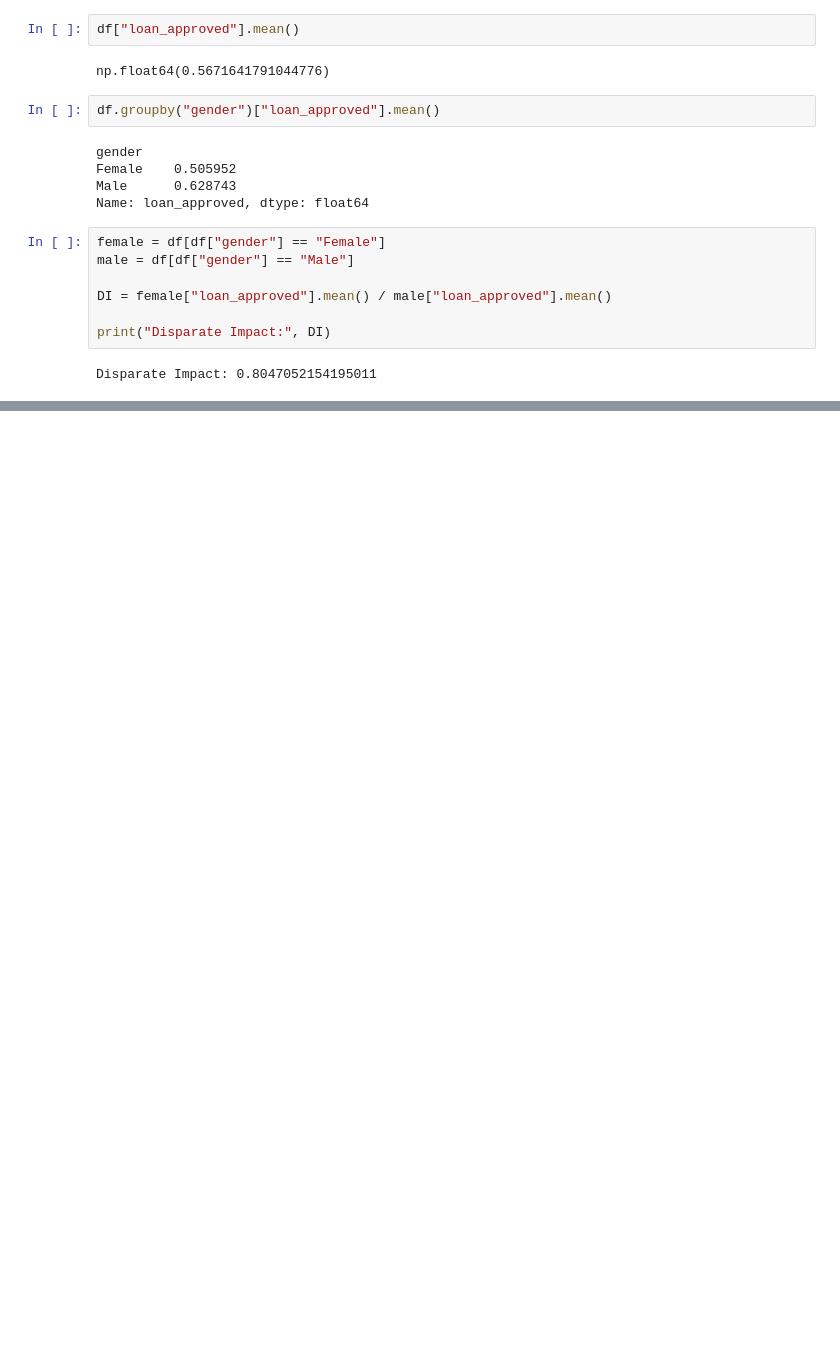
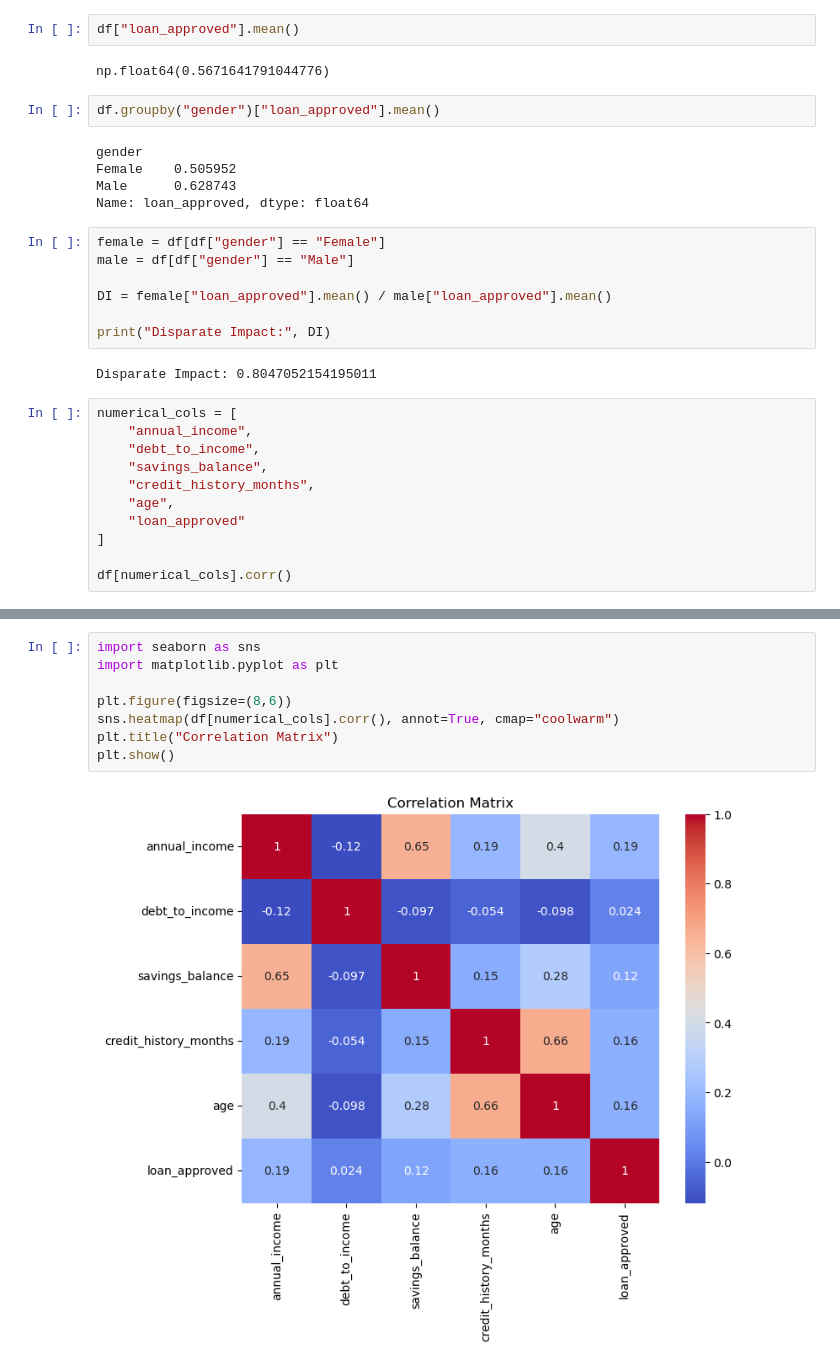
Before and after one commit to JonasKnosp/dego-project-team11-TXC, a Jupyter notebook: notebooks/02-bias-analysis.ipynb, the cells around one changed output, grey strips where cells are left out. Drawn from its saved outputs; the diff is of its cells as text; blank space fills up the shorter version.

Commit message:
Add correlation overview and heatmap analysis

```diff
--- a/notebooks/02-bias-analysis.ipynb
+++ b/notebooks/02-bias-analysis.ipynb
@@ -41,3 +41,14 @@ DI = female["loan_approved"].mean() / male["loan_approved"].mean()
 print("Disparate Impact:", DI)
 # %% [output]
 Disparate Impact: 0.8047052154195011
+# %%
+numerical_cols = [
+    "annual_income",
+    "debt_to_income",
+    "savings_balance",
+    "credit_history_months",
+    "age",
+    "loan_approved"
+]
+
+df[numerical_cols].corr()
@@ -43,0 +63,10 @@ Disparate Impact: 0.8047052154195011
+# %%
+import seaborn as sns
+import matplotlib.pyplot as plt
+
+plt.figure(figsize=(8,6))
+sns.heatmap(df[numerical_cols].corr(), annot=True, cmap="coolwarm")
+plt.title("Correlation Matrix")
+plt.show()
+# %% [output]
+[figure, added]
```
Also changed, not shown: parts of 1 cell of this notebook.
